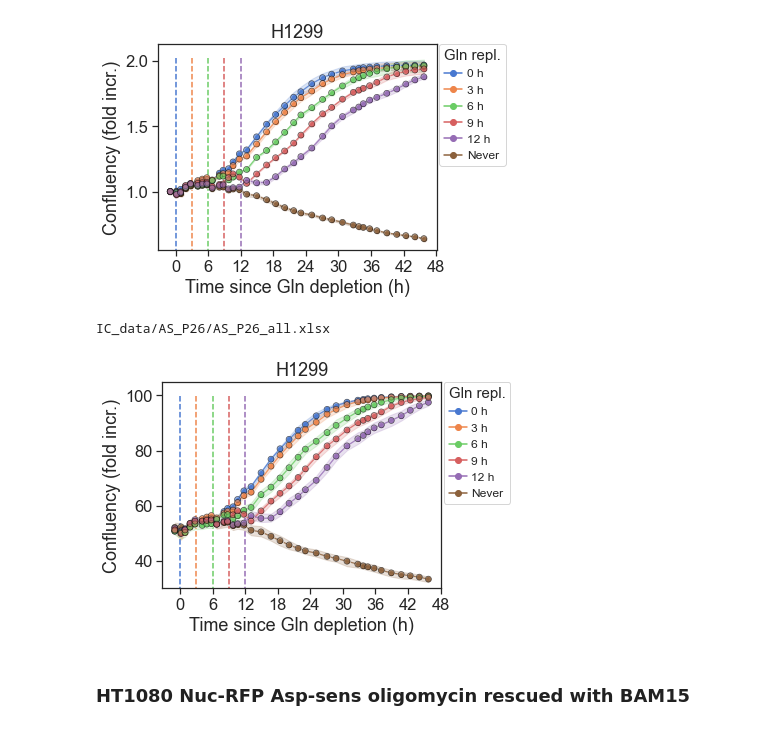
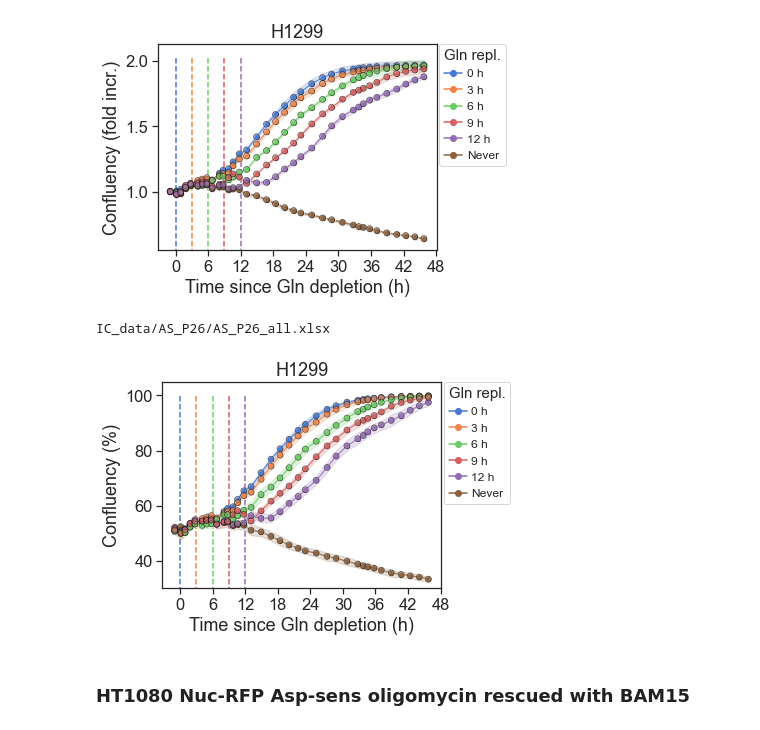
Before and after one commit to krdav/Aspartate-sensor, a Jupyter notebook: temporal_signal.ipynb, the cells around one changed output. Saved outputs shown, nothing was run; the diff lists cells and outputs as text; code cells hidden in the pictures.

```diff
--- a/temporal_signal.ipynb
+++ b/temporal_signal.ipynb
@@ -1487,35 +1487,35 @@ fig, ax1 = plt.subplots(1, 1, figsize=(5, 3.8))
 g1 = sns.lineplot(ax=ax1, data=plate_data, y=pmode, x='Elapsed', hue='legend_lab', style='legend_lab', \
                   zorder=9, alpha=0.8, linewidth=1.3, legend=True, \
                   errorbar=('ci', row['ci']), hue_order=hue_order_lab, \
                   markers=["o"]*len(hue_order), dashes=[""]*len(hue_order))
 
 g2 = sns.scatterplot(ax=ax1, data=plate_data_avg, y=pmode_avg, x='Elapsed', hue='legend_lab', \
                      zorder=10, alpha=0.6, edgecolor='black', linewidth=0.7, \
                      legend=False, markers=markers, style=style, hue_order=hue_order_lab)
 
-g2.set_ylabel('Confluency (fold incr.)')
+g2.set_ylabel('Confluency (%)')
 g2.set_xlabel('Time since Gln depletion (h)')
 g2.set_title('H1299')
 sns.move_legend(g2, "upper left", bbox_to_anchor=(1.01, 1), frameon=True, ncol=1, \
                 alignment='left', labelspacing=0.5, handletextpad=0.4, borderaxespad=0, \
                 handlelength=1.5, title='Gln repl.', fontsize=12, title_fontsize=15)
 
 
 cmap = sns.color_palette()
 for dt, col in zip([0, 3, 6, 9, 12], list(cmap)):
     #ax1.vlines(dt, max_sens, -0.1, ls='--', color='grey')
     ax1.vlines(dt, max_sens, -0.1, ls='--', color=col)
 g2.set_ylim(30, g2.get_ylim()[1])
 # g2.set_xticks([0, 5, 10, 15, 20, 25, 30, 35, 40, 45])
 #g2.set_xticks([0, 10, 20, 30, 40])
 g2.set_xticks([0, 6, 12, 18, 24, 30, 36, 42, 48])
 
 
 pdf_fnam = 'temporal_plots/{}_conf_unnorm.pdf'.format(plate_name_sele)
 fig.savefig(pdf_fnam, bbox_inches='tight')
 # %% [output]
 IC_data/AS_P26/AS_P26_all.xlsx
-[figure, old version]
+[figure, new version]
 # %% [markdown]
 ### HT1080 Nuc-RFP Asp-sens oligomycin rescued with BAM15
 # %%
```
Also changed, not shown: 1 other file.
